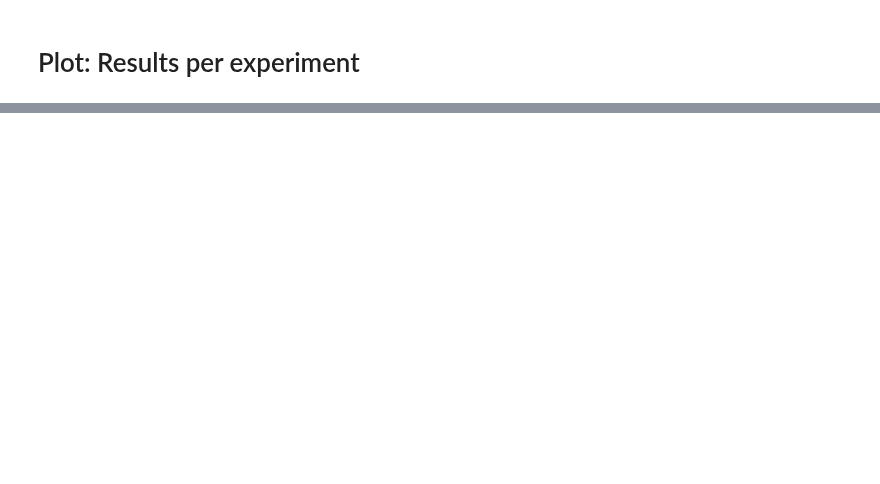
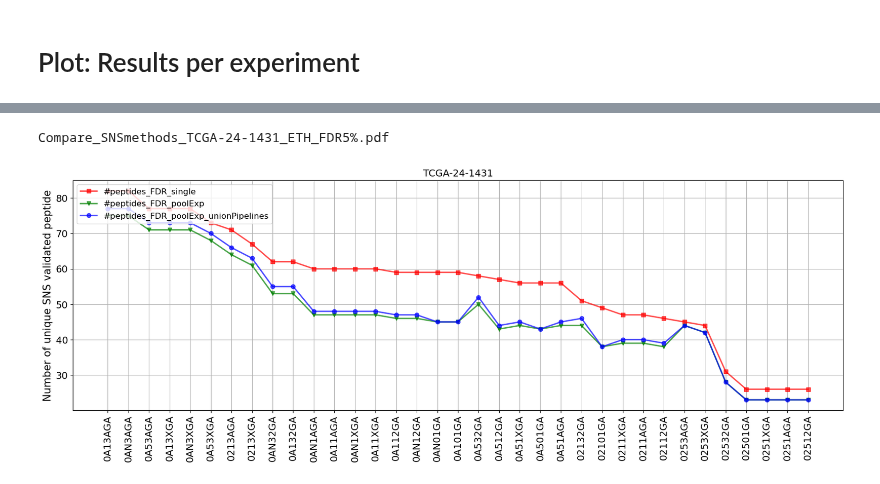
Before and after one commit to ratschlab/projects2020_ohsu, a Jupyter notebook: eth/plotting/OHSU_allRF_proteomics/20240116_barplot_Experiment_msSearchType.ipynb, the cells around one changed output, grey strips where cells are left out. Cells and saved outputs as stored; diff of their text form; code cells hidden in the pictures; blank space fills up the shorter version.

```diff
--- a/eth/plotting/OHSU_allRF_proteomics/20240116_barplot_Experiment_msSearchType.ipynb
+++ b/eth/plotting/OHSU_allRF_proteomics/20240116_barplot_Experiment_msSearchType.ipynb
@@ -223,2 +225,15 @@ Compare_SNSmethods_TCGA-24-1431_FDR5%.pdf
+# %%
+barplot_3_lines(df_plot,
+               col1='#peptides_FDR_single',
+               col2='#peptides_FDR_poolExp',
+               col3='#peptides_FDR_poolExp_unionPipelines',
+               x_var='experiment',
+               sample_type=sample,
+               save_suffix=f'{pipeline}_FDR{int(FDR_limit*100)}%',
+               base_plot='',
+               save=False)
+# %% [output]
+Compare_SNSmethods_TCGA-24-1431_ETH_FDR5%.pdf
+[figure, added]
 # %%
 # TODO, separate background and foreground one?
```
Also changed, not shown: parts of 7 cells of this notebook.
